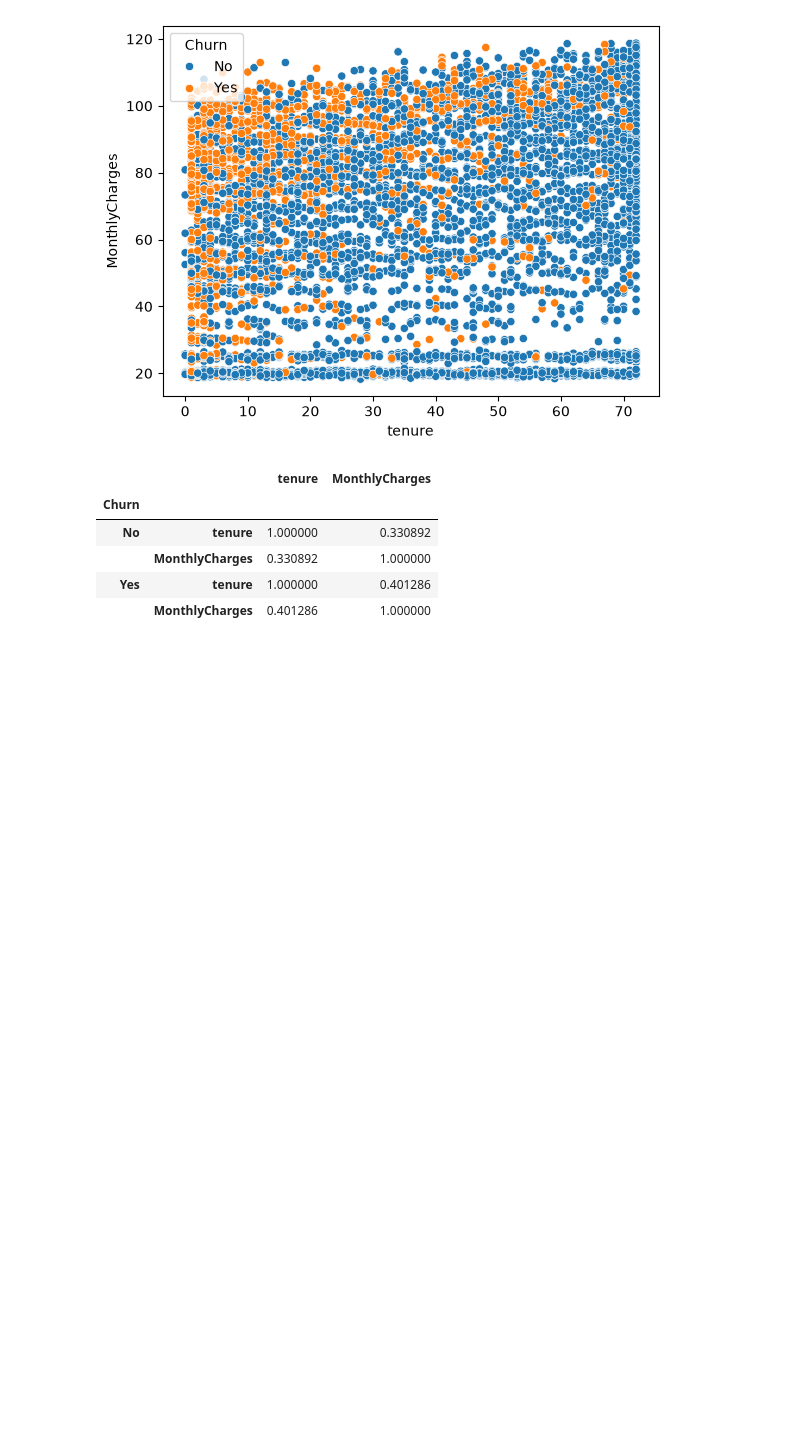
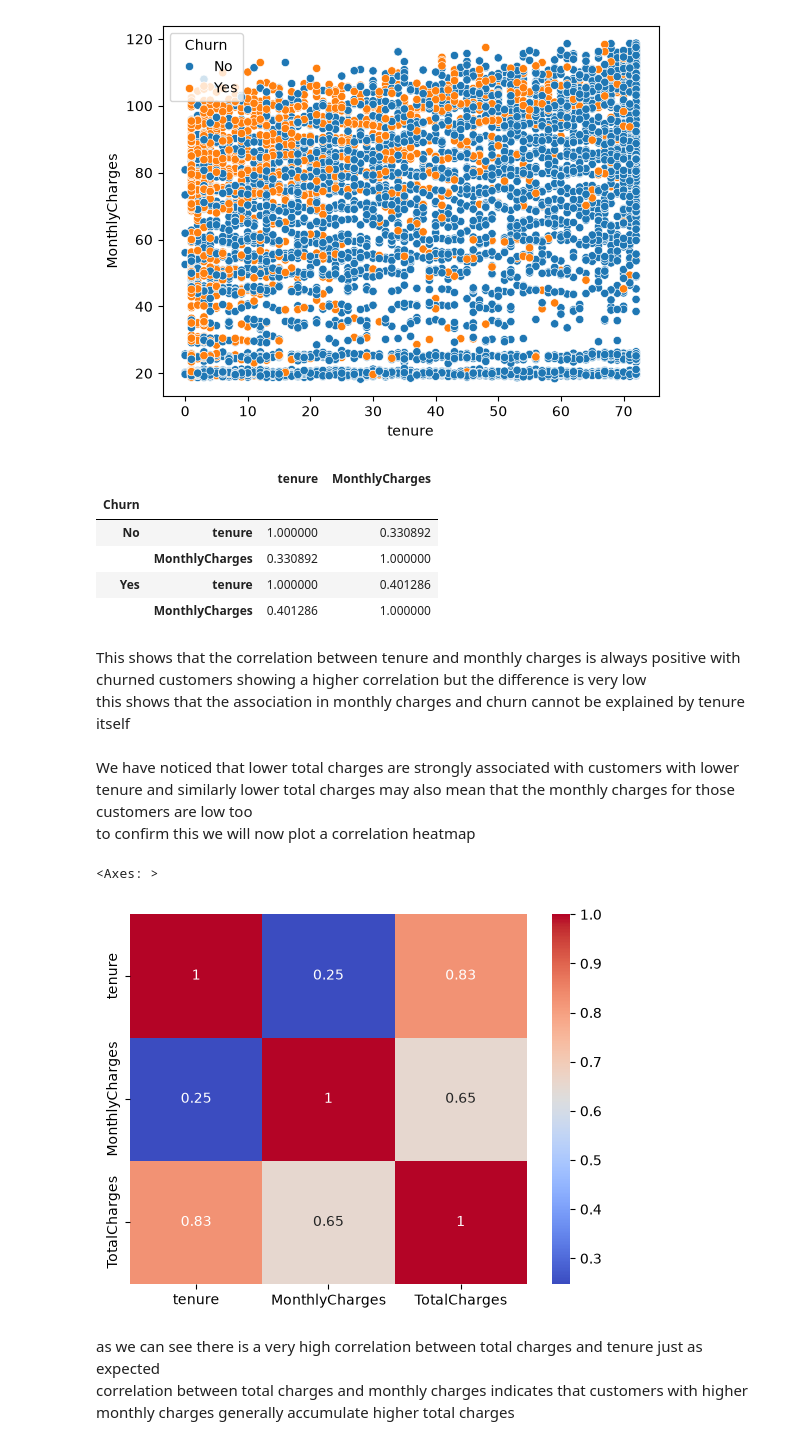
Before and after one commit to SuryanshThapliyal/IBM-Telco-customer-churn-prediction, a Jupyter notebook: customer_churn.ipynb, the cells around one changed output. Saved outputs shown, nothing was run; the diff lists cells and outputs as text; code cells hidden in the pictures; blank space fills up the shorter version.

```diff
--- a/customer_churn.ipynb
+++ b/customer_churn.ipynb
@@ -1124,3 +1127,21 @@ df.groupby("Churn")[["tenure", "MonthlyCharges"]].corr()
 |  | MonthlyCharges | 0.330892 | 1.000000 |
 | Yes | tenure | 1.000000 | 0.401286 |
 |  | MonthlyCharges | 0.401286 | 1.000000 |
+# %% [markdown]
+This shows that the correlation between tenure and monthly charges is always positive with churned customers showing a higher correlation but the difference is very low
+this shows that the association in monthly charges and churn cannot be explained by tenure itself
+# %% [markdown]
+We have noticed that lower total charges are strongly associated with customers with lower tenure and similarly lower total charges may also mean that the monthly charges for those customers are low too
+to confirm this we will now plot a correlation heatmap
+# %%
+sns.heatmap(
+    df[["tenure", "MonthlyCharges", "TotalCharges"]].corr(),
+    annot=True,
+    cmap="coolwarm"
+)
+# %% [output]
+<Axes: >
+[figure, added]
+# %% [markdown]
+as we can see there is a very high correlation between total charges and tenure just as expected
+correlation between total charges and monthly charges indicates that customers with higher monthly charges generally accumulate higher total charges
```
Also changed, not shown: parts of 4 cells of this notebook.
